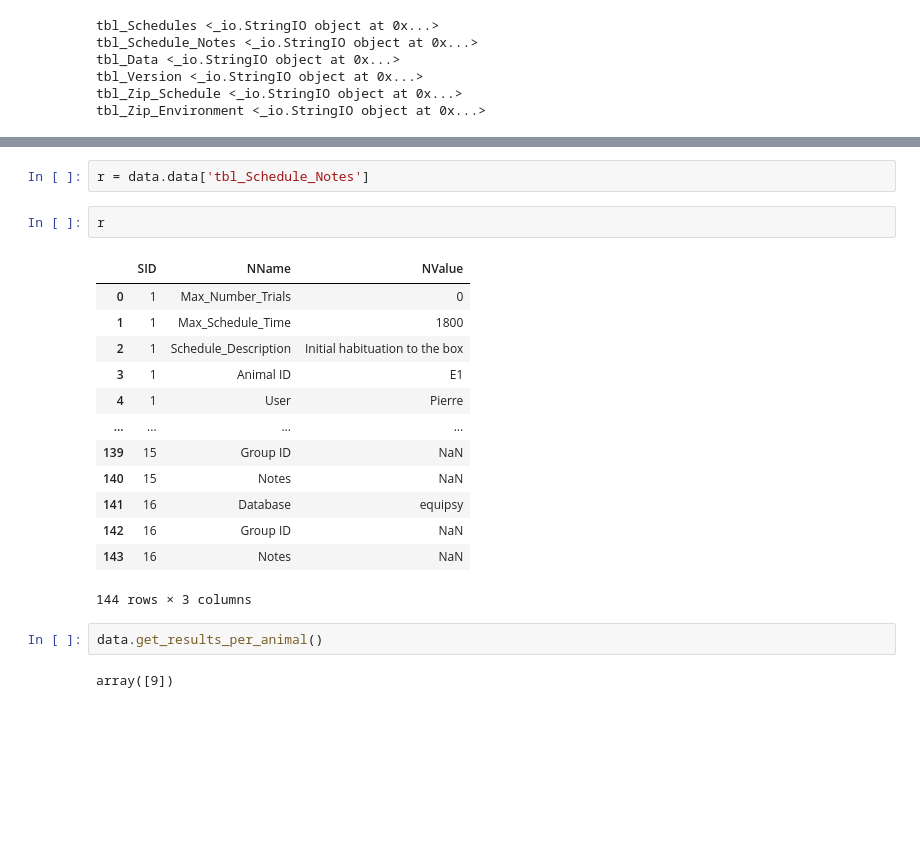
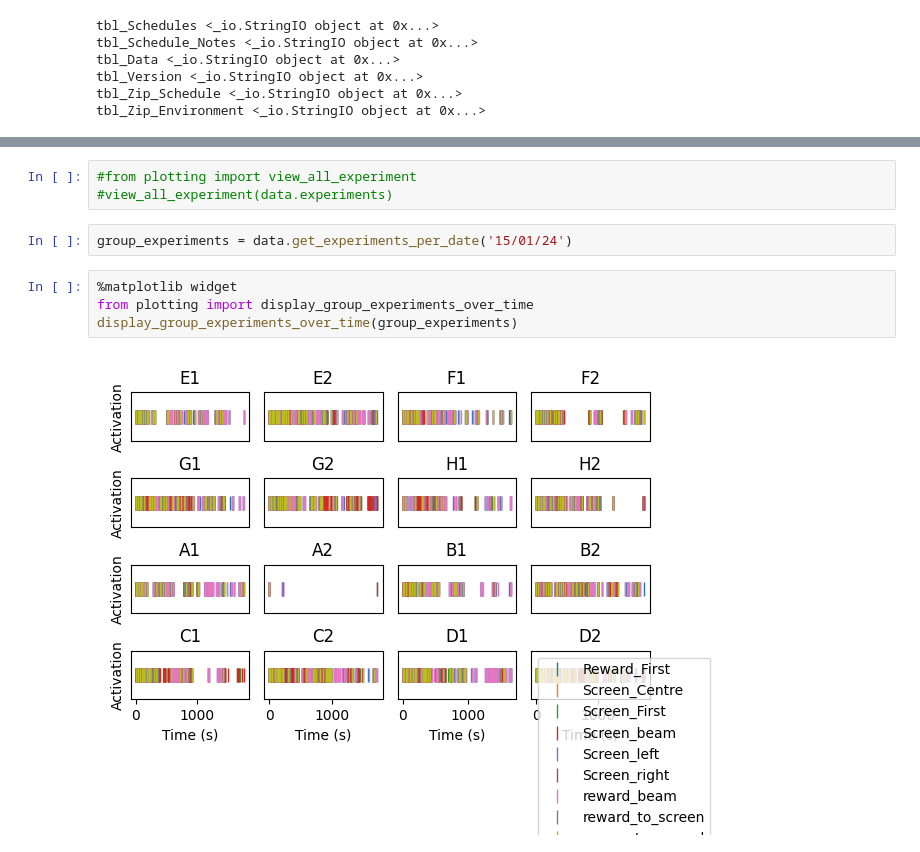
Before and after one commit to yger/equipsy, a Jupyter notebook: results/analysis.ipynb, the cells around one changed output, grey strips where cells are left out. Drawn from its saved outputs; the diff is of its cells as text; blank space fills up the shorter version.

```diff
--- a/results/analysis.ipynb
+++ b/results/analysis.ipynb
@@ -100,22 +39,11 @@ def get_input_data(data, name='BIRBeam #1'):
-# %%
-r = data.data['tbl_Schedule_Notes']
-# %%
-r
-# %% [output]
-|  | SID | NName | NValue |
-| 0 | 1 | Max_Number_Trials | 0 |
-| 1 | 1 | Max_Schedule_Time | 1800 |
-| 2 | 1 | Schedule_Description | Initial habituation to the box |
-| 3 | 1 | Animal ID | E1 |
-| 4 | 1 | User | Pierre |
-| ... | ... | ... | ... |
-| 139 | 15 | Group ID | NaN |
-| 140 | 15 | Notes | NaN |
-| 141 | 16 | Database | equipsy |
-| 142 | 16 | Group ID | NaN |
-| 143 | 16 | Notes | NaN |
-144 rows × 3 columns
-# %%
-data.get_results_per_animal()
-# %% [output]
-array([9])
+# %%
+#from plotting import view_all_experiment
+#view_all_experiment(data.experiments)
+# %%
+group_experiments = data.get_experiments_per_date('15/01/24')
+# %%
+%matplotlib widget
+from plotting import display_group_experiments_over_time
+display_group_experiments_over_time(group_experiments)
+# %% [output]
+[figure, added]
```
Also changed, not shown: parts of 9 cells of this notebook, 1 other file.
